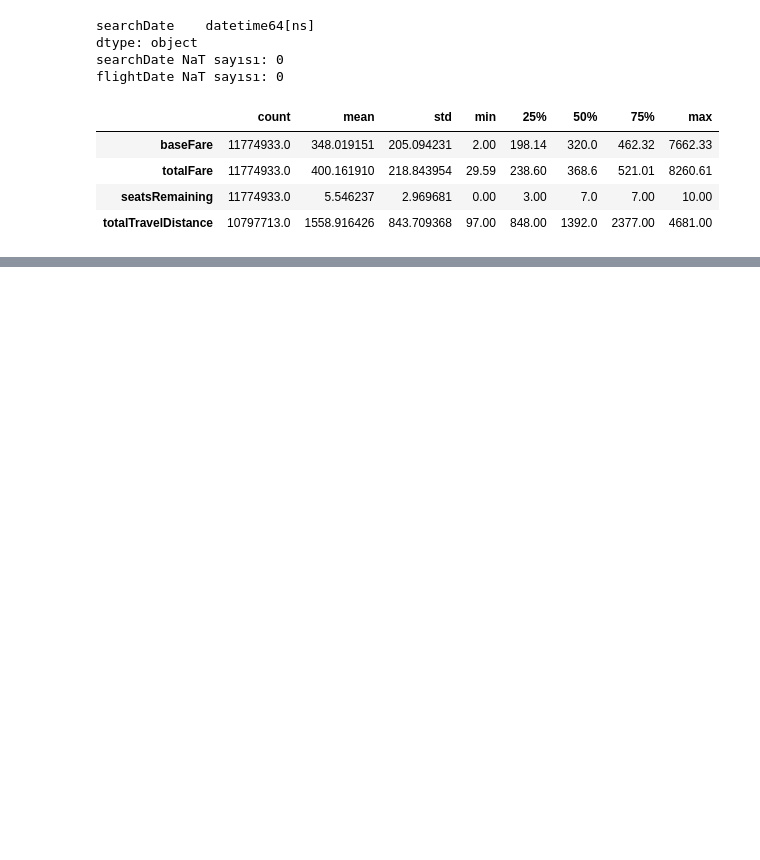
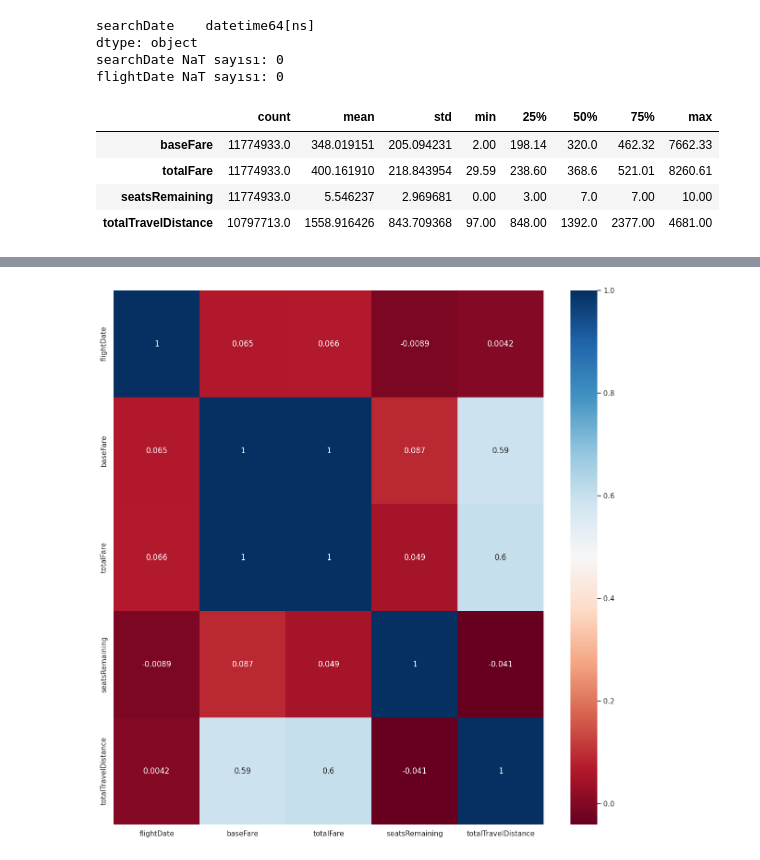
Before and after one commit to meozbrls/Flight_Prices_Analysis, a Jupyter notebook: notebooks/flight_prices_analysis.ipynb, the cells around one changed output, grey strips where cells are left out. Cells and saved outputs as stored; diff of their text form; code cells hidden in the pictures; blank space fills up the shorter version.

```diff
--- a/notebooks/flight_prices_analysis.ipynb
+++ b/notebooks/flight_prices_analysis.ipynb
@@ -204,0 +303,2 @@ display(df[num_cols].describe(include="all").T)
+# %%
+cat_cols, num_cols, cat_but_car = grab_col_names(df)
@@ -204,0 +401,2 @@ display(df[num_cols].describe(include="all").T)
+# %%
+ df["segmentsEquipmentDescription"].fillna(df["segmentsEquipmentDescription"].mode()[0],inplace=True)
@@ -204,0 +410,20 @@ display(df[num_cols].describe(include="all").T)
+# %%
+def high_correlated_cols (dataframe, plot=False, corr_th=0.90):
+    corr = dataframe.corr()
+    cor_matrix = corr.abs()
+    upper_triangle_matrix = cor_matrix.where(np.triu(np.ones(cor_matrix.shape), k=1).astype(np.bool_))
+    #yüksek korelasyonlu değişkenler için
+    drop_list = [col for col in upper_triangle_matrix.columns if any(upper_triangle_matrix[col] > corr_th)]
+    if plot:
+        #import seaborn as sns
+        #import matplotlib
+        #matplotlib.use("Qt5Agg")
+        #from matplotlib import pyplot as plt
+        sns.set_theme(rc={"figure.figsize": (15, 15)})
+        sns.heatmap(corr, cmap="RdBu",annot=True)
+        plt.show()
+    return drop_list
+# %%
+drop_list=high_correlated_cols(df[num_cols],True)
+# %% [output]
+[figure, added]
```
Also changed, not shown: parts of 24 cells of this notebook.
